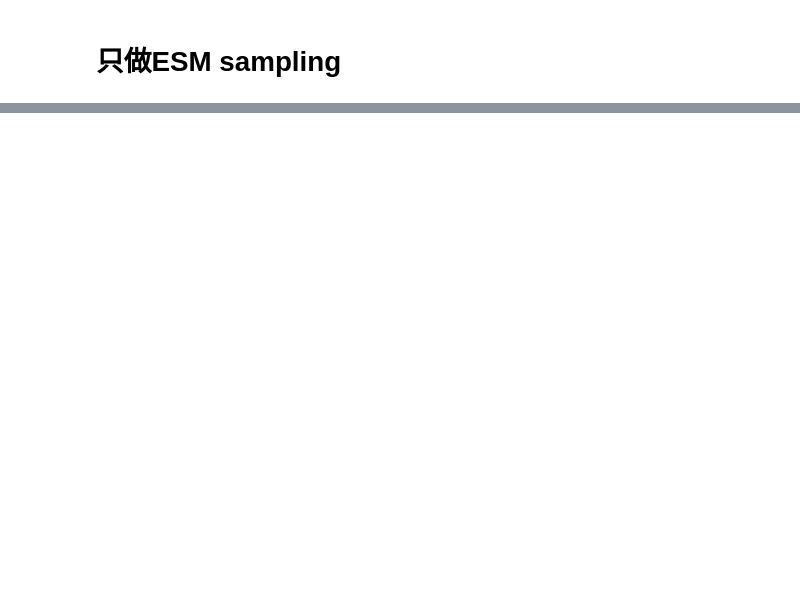
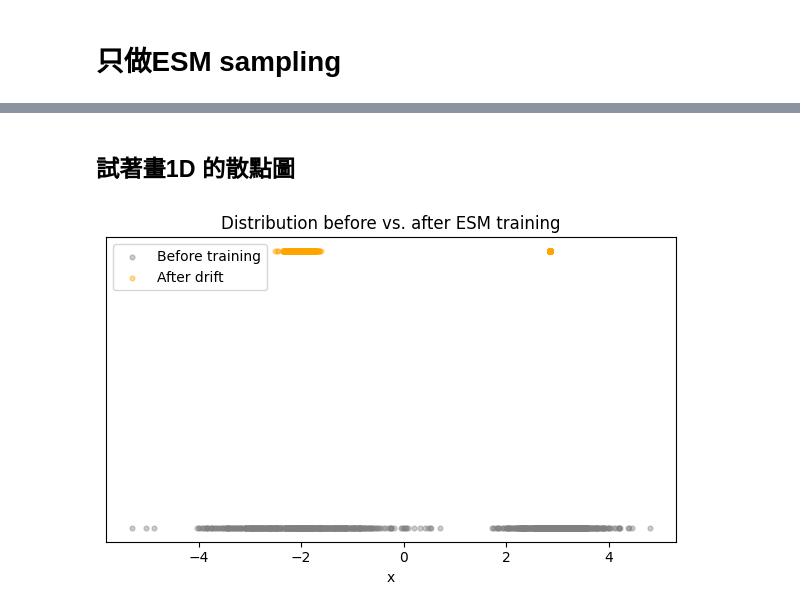
Before and after one commit to XuanWeiWang-999/2025Autumn_ML-project-DiffusionModel_02, a Jupyter notebook: 20251106_code/20251106_只做ESM.ipynb, the cells around one changed output, grey strips where cells are left out. Drawn from its saved outputs; the diff is of its cells as text; code cells hidden in the pictures; blank space fills up the shorter version.

```diff
--- a/20251106_code/20251106_只做ESM.ipynb
+++ b/20251106_code/20251106_只做ESM.ipynb
@@ -48,0 +217,30 @@ opt=torch.optim.Adam(model.parameters(), lr)
+# %% [markdown]
+## 試著畫1D 的散點圖
+# %%
+import matplotlib.pyplot as plt
+import torch
+
+@torch.no_grad()
+def sample_drift(model, x, eta=0.1, steps=30):
+    """Use learned score field to drift samples toward data density"""
+    x = x.clone()
+    for _ in range(steps):
+        x += eta * model(x)
+    return x
+
+# 原始資料分布
+x_init = sample_data(1000)
+# 根據學到的 score field 更新（模擬一點 diffusion 的反向步）
+x_drift = sample_drift(model, x_init, eta=0.05, steps=40)
+
+plt.figure(figsize=(6,4))
+plt.scatter(x_init.cpu(), torch.zeros_like(x_init),
+            s=12, alpha=0.4, label='Before training', color='gray')
+plt.scatter(x_drift.cpu(), torch.zeros_like(x_drift)+0.1,
+            s=12, alpha=0.4, label='After drift', color='orange')
+plt.yticks([]); plt.xlabel("x")
+plt.title("Distribution before vs. after ESM training")
+plt.legend(); plt.tight_layout()
+plt.show()
+# %% [output]
+[figure, added]
```
Also changed, not shown: parts of 9 cells of this notebook, 5 other files.
